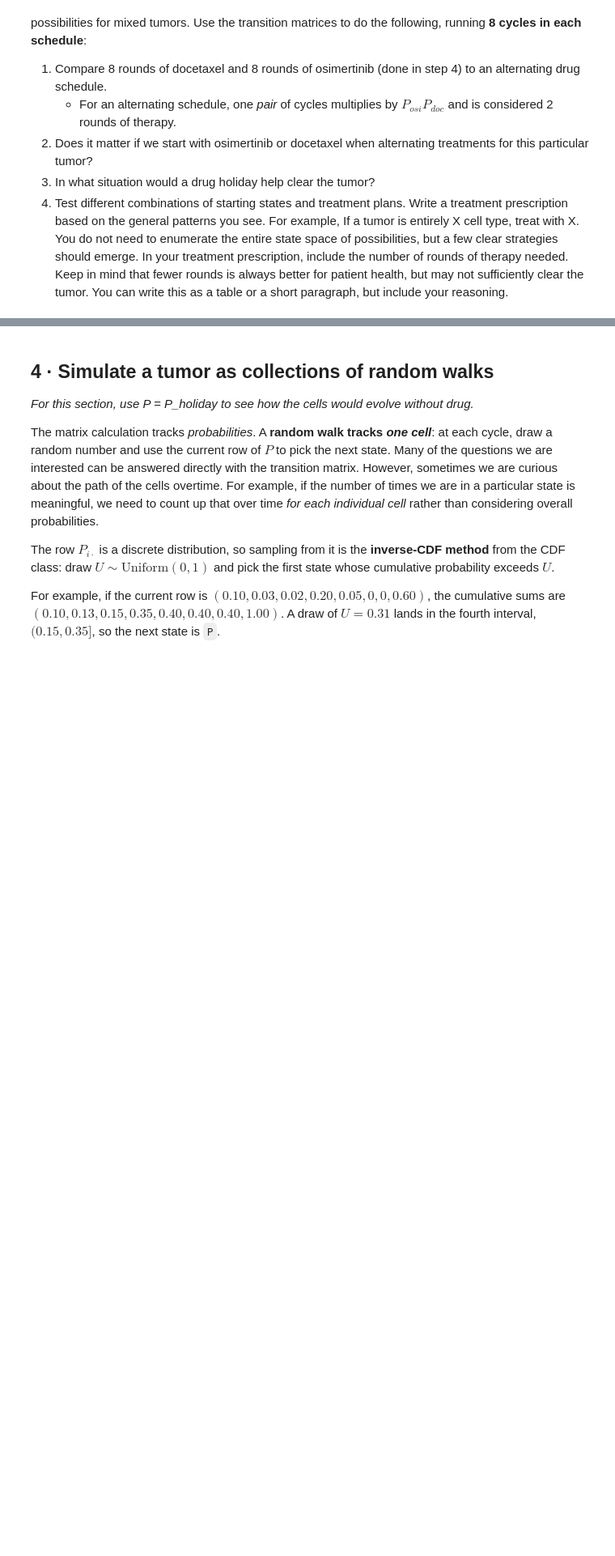
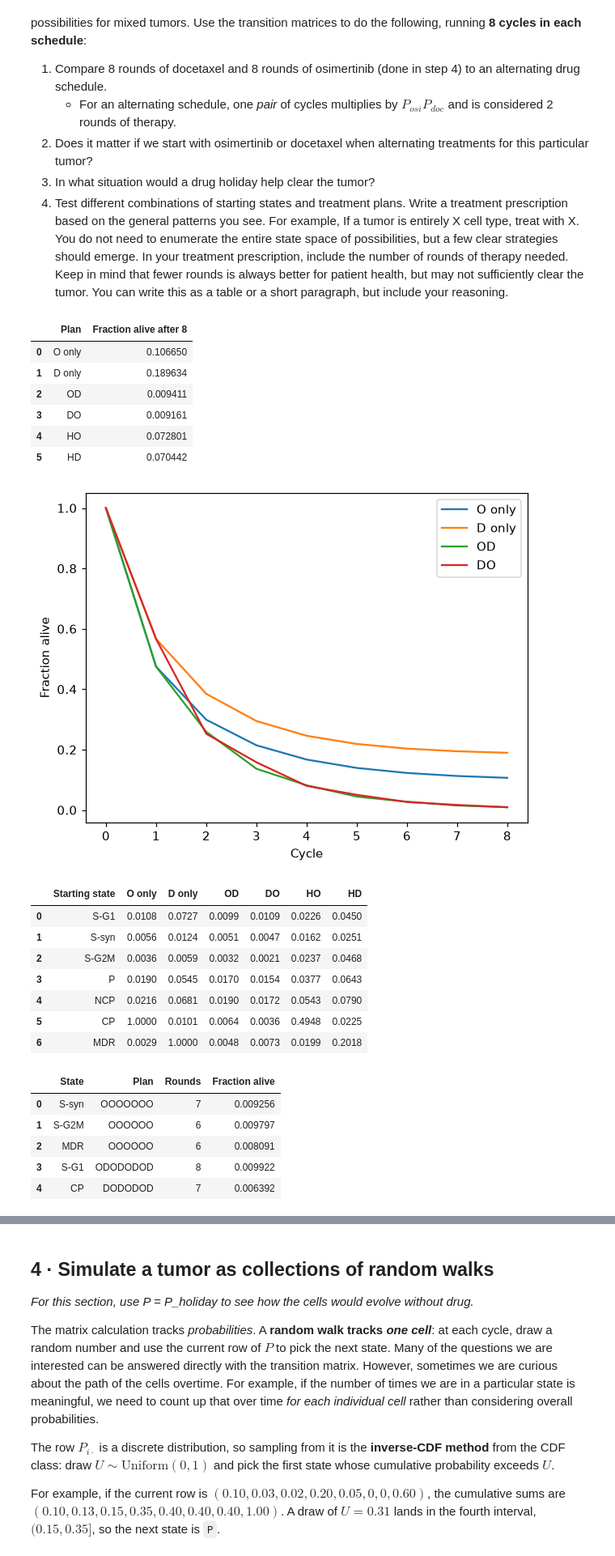
Before and after one commit to waltroou/uu_markov, a Jupyter notebook: lab_2/Lab09_markov_chain_cells.ipynb, the cells around one changed output, grey strips where cells are left out. Shown at 81% size. Cells and saved outputs as stored; diff of their text form; code cells hidden in the pictures; blank space fills up the shorter version.

```diff
--- a/lab_2/Lab09_markov_chain_cells.ipynb
+++ b/lab_2/Lab09_markov_chain_cells.ipynb
@@ -281,3 +285,9 @@ Use code as appropriate to answer the following questions.
 - Of the states that can be cleared, which tumor lasts the longest?
 - Which starting state sticks around for the most cycles of drug?
 - Which starting state results in the highest proportion of alive cells after three cycles?</div>
+# %%
+rows = []
+for state in STATES:
+    path = evolve(basis(state, P_hat), P_hat, 8)
+    rows.append([state, 1 - path[3, -1], 1 - path[8, -1]])
+pd.DataFrame(rows, columns=['Starting state', 'Alive after 3', 'Alive after 8'])
@@ -323,5 +412,72 @@ We can answer a LOT of questions about what treatment strategy is best, just bas
 3.  In what situation would a drug holiday help clear the tumor?
 4. Test different combinations of starting states and treatment plans. Write a treatment prescription based on the general patterns you see. For example, If a tumor is entirely X cell type, treat with X. You do not need to enumerate the entire state space of possibilities, but a few clear strategies should emerge. In your treatment prescription, include the number of rounds of therapy needed. Keep in mind that fewer rounds is always better for patient health, but may not sufficiently clear the tumor. You can write this as a table or a short paragraph, but include your reasoning.
 # %%
-## Add code here
+drugs = {'O': P_osi, 'D': P_doc, 'H': P_holiday}
+
+def run_schedule(start, plan):
+    path = [start]
+    for drug in plan:
+        path.append(path[-1] @ drugs[drug])
+    return np.array(path)
+
+plans = {'O only': 'OOOOOOOO', 'D only': 'DDDDDDDD',
+         'OD': 'ODODODOD', 'DO': 'DODODODO',
+         'HO': 'HOHOHOHO', 'HD': 'HDHDHDHD'}
+
+rows = []
+for name, plan in plans.items():
+    path = run_schedule(pi_mix, plan)
+    rows.append([name, 1 - path[-1, -1]])
+display(pd.DataFrame(rows, columns=['Plan', 'Fraction alive after 8']))
+
+for name in ['O only', 'D only', 'OD', 'DO']:
+    path = run_schedule(pi_mix, plans[name])
+    plt.plot(range(9), 1 - path[:, -1], label=name)
+plt.xlabel('Cycle')
+plt.ylabel('Fraction alive')
+plt.legend()
+plt.show()
+
+# Test the same plans for tumors starting in each state.
+rows = []
+for state in STATES:
+    row = [state]
+    for name, plan in plans.items():
+        path = run_schedule(basis(state, P_hat), plan)
+        row.append(1 - path[-1, -1])
+    rows.append(row)
+state_results = pd.DataFrame(rows, columns=['Starting state'] + list(plans))
+display(state_results.round(4))
+
+# Check the shorter plans used in my answer.
+rows = []
+for state, plan in [('S-syn', 'OOOOOOO'), ('S-G2M', 'OOOOOO'),
+                    ('MDR', 'OOOOOO'), ('S-G1', 'ODODODOD'),
+                    ('CP', 'DODODOD')]:
+    path = run_schedule(basis(state, P_hat), plan)
+    rows.append([state, plan, len(plan), 1 - path[-1, -1]])
+display(pd.DataFrame(rows, columns=['State', 'Plan', 'Rounds', 'Fraction alive']))
+# %% [output]
+|  | Plan | Fraction alive after 8 |
+| 0 | O only | 0.106650 |
+| 1 | D only | 0.189634 |
+| 2 | OD | 0.009411 |
+| 3 | DO | 0.009161 |
+| 4 | HO | 0.072801 |
+| 5 | HD | 0.070442 |
+[figure, added]
+|  | Starting state | O only | D only | OD | DO | HO | HD |
+| 0 | S-G1 | 0.0108 | 0.0727 | 0.0099 | 0.0109 | 0.0226 | 0.0450 |
+| 1 | S-syn | 0.0056 | 0.0124 | 0.0051 | 0.0047 | 0.0162 | 0.0251 |
+| 2 | S-G2M | 0.0036 | 0.0059 | 0.0032 | 0.0021 | 0.0237 | 0.0468 |
+| 3 | P | 0.0190 | 0.0545 | 0.0170 | 0.0154 | 0.0377 | 0.0643 |
+| 4 | NCP | 0.0216 | 0.0681 | 0.0190 | 0.0172 | 0.0543 | 0.0790 |
+| 5 | CP | 1.0000 | 0.0101 | 0.0064 | 0.0036 | 0.4948 | 0.0225 |
+| 6 | MDR | 0.0029 | 1.0000 | 0.0048 | 0.0073 | 0.0199 | 0.2018 |
+|  | State | Plan | Rounds | Fraction alive |
+| 0 | S-syn | OOOOOOO | 7 | 0.009256 |
+| 1 | S-G2M | OOOOOO | 6 | 0.009797 |
+| 2 | MDR | OOOOOO | 6 | 0.008091 |
+| 3 | S-G1 | ODODODOD | 8 | 0.009922 |
+| 4 | CP | DODODOD | 7 | 0.006392 |
 # %% [markdown]
```
Also changed, not shown: parts of 23 cells of this notebook.
